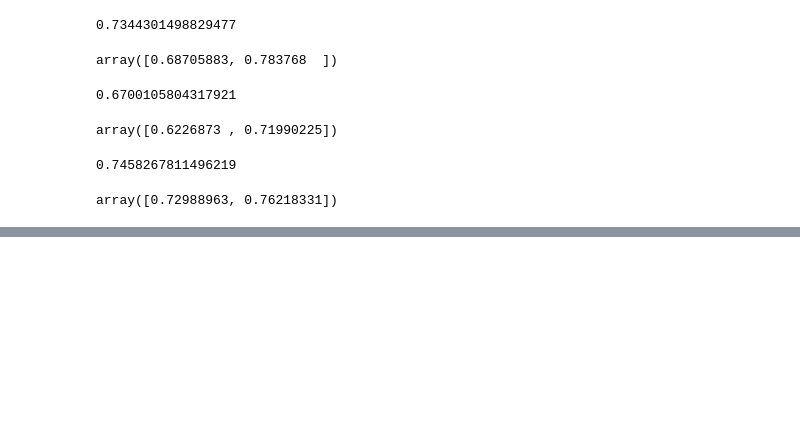
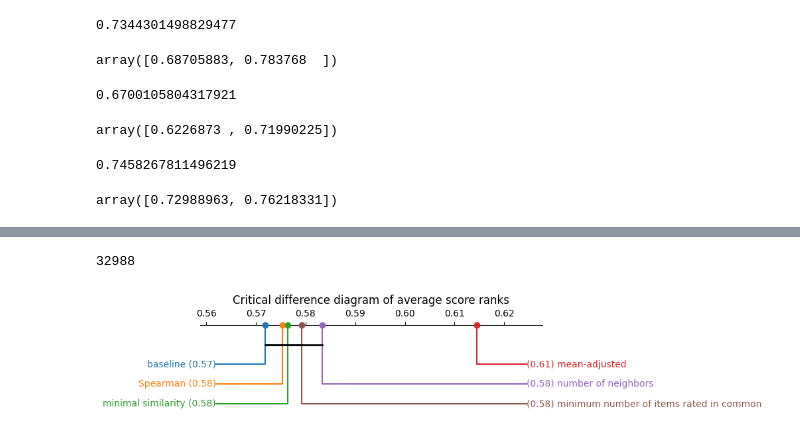
Before and after one commit to fkemeth/book_collaborative_filtering, a Jupyter notebook: evaluation_plots.ipynb, the cells around one changed output, grey strips where cells are left out. Cells and saved outputs as stored; diff of their text form; code cells hidden in the pictures; blank space fills up the shorter version.

```diff
--- a/evaluation_plots.ipynb
+++ b/evaluation_plots.ipynb
@@ -253,0 +434,33 @@ array([0.72988963, 0.76218331])
+# %%
+movie_data["cv_fold"] += len(book_data)
+data = pd.concat([book_data, movie_data], axis=0)
+len(data)
+# %% [output]
+32988
+# %%
+plt.figure(figsize=(6, 6), dpi=100)
+plt.title('Friedman test')
+test_results = sp.posthoc_conover_friedman(
+    data,
+    melted=True,
+    block_col='cv_fold',
+    group_col='estimator',
+    y_col='score',
+)
+sp.sign_plot(test_results)
+# plt.xticks(range(6), ["baseline", "mean-adjusted", "Spearman", "min. num. rated in common", "minimal similarity", "number of neighbors"])
+# plt.yticks(range(6), ["baseline", "mean-adjusted", "Spearman", "min. num. rated in common", "minimal similarity", "number of neighbors"])
+
+# plt.subplots_adjust(left=0.35, bottom=0.35, right=0.8)
+plt.tight_layout()
+plt.savefig("results/friedman_sign_plot.png", dpi=400)
+# %%
+avg_rank = data.groupby('cv_fold').score.rank(pct=True).groupby(data.estimator).mean()
+
+plt.figure(figsize=(10, 2), dpi=100)
+plt.title('Critical difference diagram of average score ranks')
+sp.critical_difference_diagram(avg_rank, test_results)
+plt.tight_layout()
+plt.savefig("results/cd_plot.png", dpi=400)
+# %% [output]
+[figure, added]
```
Also changed, not shown: parts of 23 cells of this notebook.
